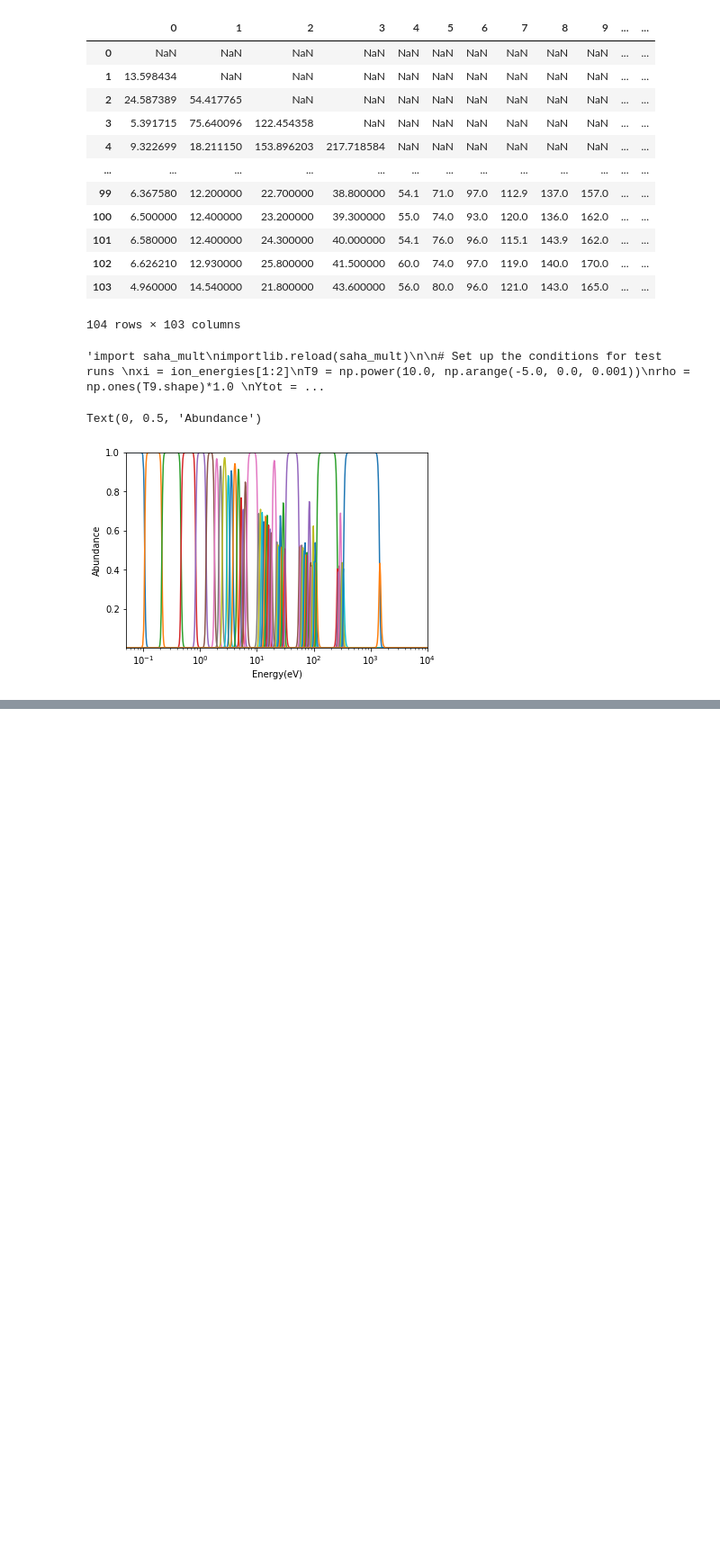
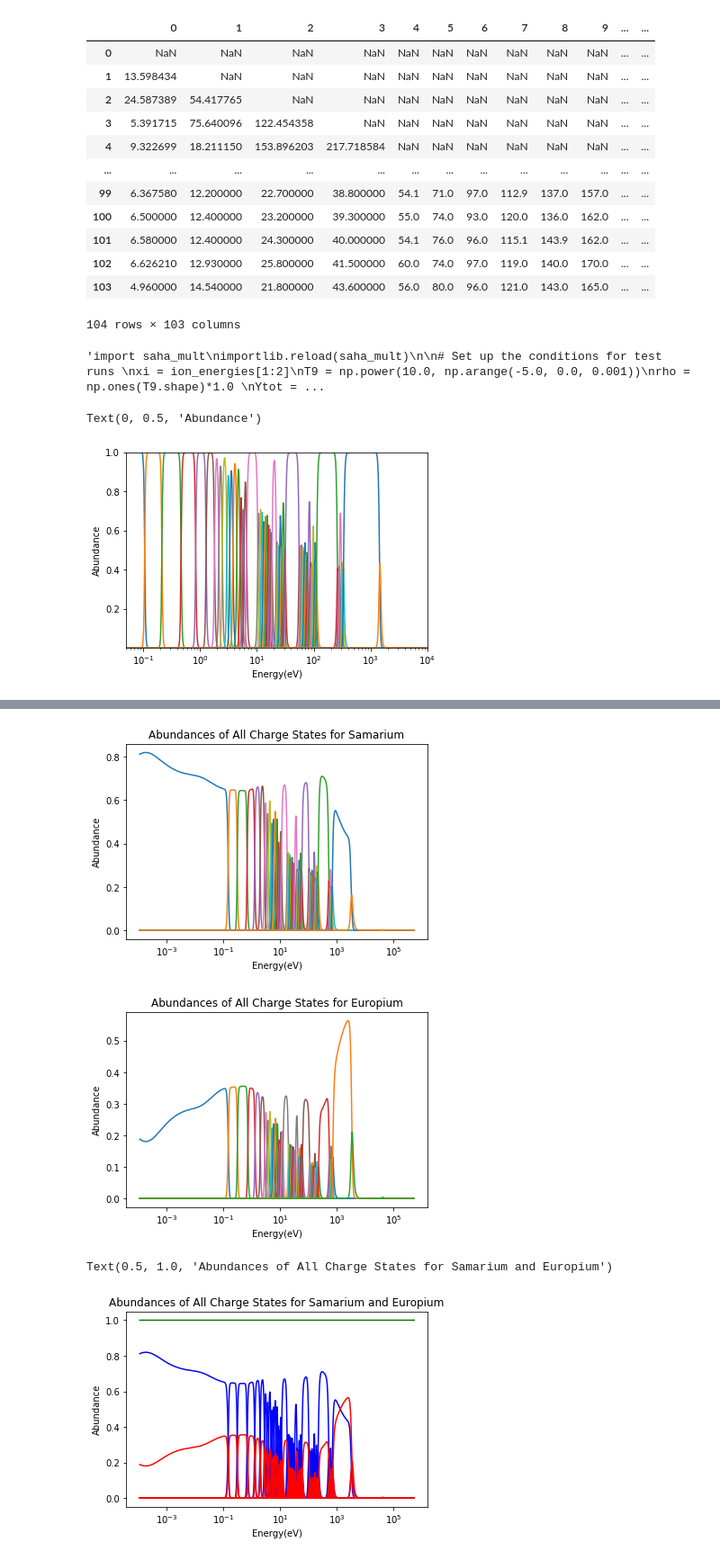
Before and after one commit to PranavNalamwar/R-process_Mergers, a Jupyter notebook: Abundance_Calculations/Multiple Elements Scenario.ipynb, the cells around one changed output, grey strips where cells are left out. Shown: that part at 90% size. Saved outputs shown, nothing was run; the diff lists cells and outputs as text; code cells hidden in the pictures; blank space fills up the shorter version.

```diff
--- a/Abundance_Calculations/Multiple Elements Scenario.ipynb
+++ b/Abundance_Calculations/Multiple Elements Scenario.ipynb
@@ -198,0 +198,42 @@ Y.head(50)
+# %%
+#Getting abundances for Eu and Sm
+YI = saha_mult.GetAbundances(full_list_abun,np.array(full_temp),np.array(density),np.array(ion_potential))
+# %%
+#Getting plot for Eu and Sm
+#Note that the shape of the abundance arrays is one more than the Z because it also accounts for fully ionized
+Ytot = np.sum(YI[0],1) + np.sum(YI[1],1)
+
+for i in range(len(ion_potential[0])):
+    plt.semilogx(kbEvpGK*np.array(full_temp),(YI[0][:,i])/Ytot)
+
+plt.xlabel("Energy(eV)")
+plt.ylabel("Abundance")
+plt.title("Abundances of All Charge States for Samarium")
+plt.show()
+
+for i in range(len(ion_potential[1])):
+    plt.semilogx(kbEvpGK*np.array(full_temp),(YI[1][:,i])/Ytot)
+
+plt.xlabel("Energy(eV)")
+plt.ylabel("Abundance")
+plt.title("Abundances of All Charge States for Europium")
+plt.show()
+
+
+for i in range(len(ion_potential[0])):
+    plt.semilogx(kbEvpGK*np.array(full_temp),(YI[0][:,i])/Ytot,color = 'b')
+
+for i in range(len(ion_potential[1])):
+    plt.semilogx(kbEvpGK*np.array(full_temp),(YI[1][:,i])/Ytot,color = 'r')
+
+plt.semilogx(kbEvpGK*np.array(full_temp),Ytot/Ytot,color = 'g')
+
+
+plt.xlabel("Energy(eV)")
+plt.ylabel("Abundance")
+plt.title("Abundances of All Charge States for Samarium and Europium")
+# %% [output]
+[figure, added]
+[figure, added]
+Text(0.5, 1.0, 'Abundances of All Charge States for Samarium and Europium')
+[figure, added]
```
Also changed, not shown: parts of 6 cells of this notebook.
